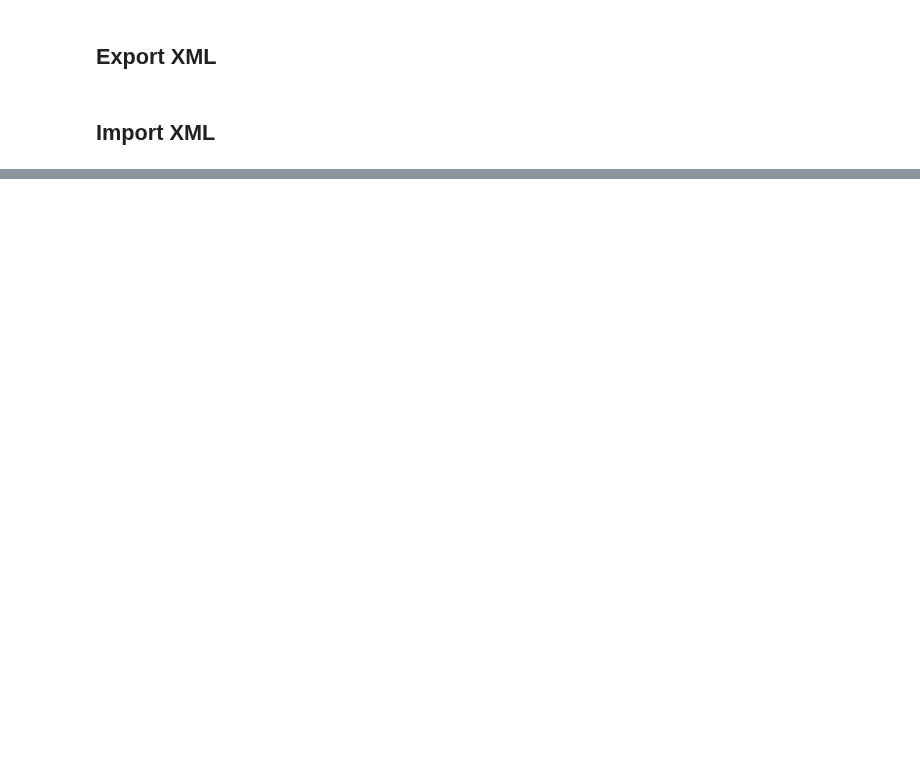
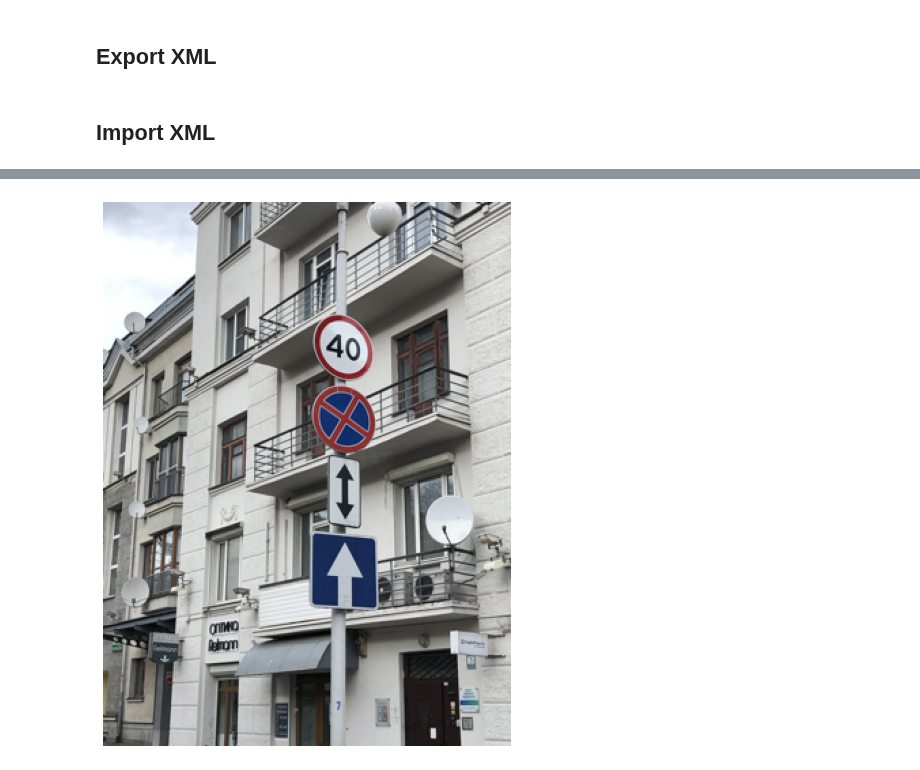
Before and after one commit to joaolucasmartins/VC2022, a Jupyter notebook: notebook.ipynb, the cells around one changed output, grey strips where cells are left out. Drawn from its saved outputs; the diff is of its cells as text; code cells hidden in the pictures; blank space fills up the shorter version.

```diff
--- a/notebook.ipynb
+++ b/notebook.ipynb
@@ -79,0 +91,6 @@ filterType(["speedlimit"])
+# %%
+speedLimitId = filterType(["speedlimit"]).index[30]
+speedLimit = importImage(speedLimitId)
+displayImage(speedLimit)
+# %% [output]
+[figure, added]
```
Also changed, not shown: parts of 8 cells of this notebook.
